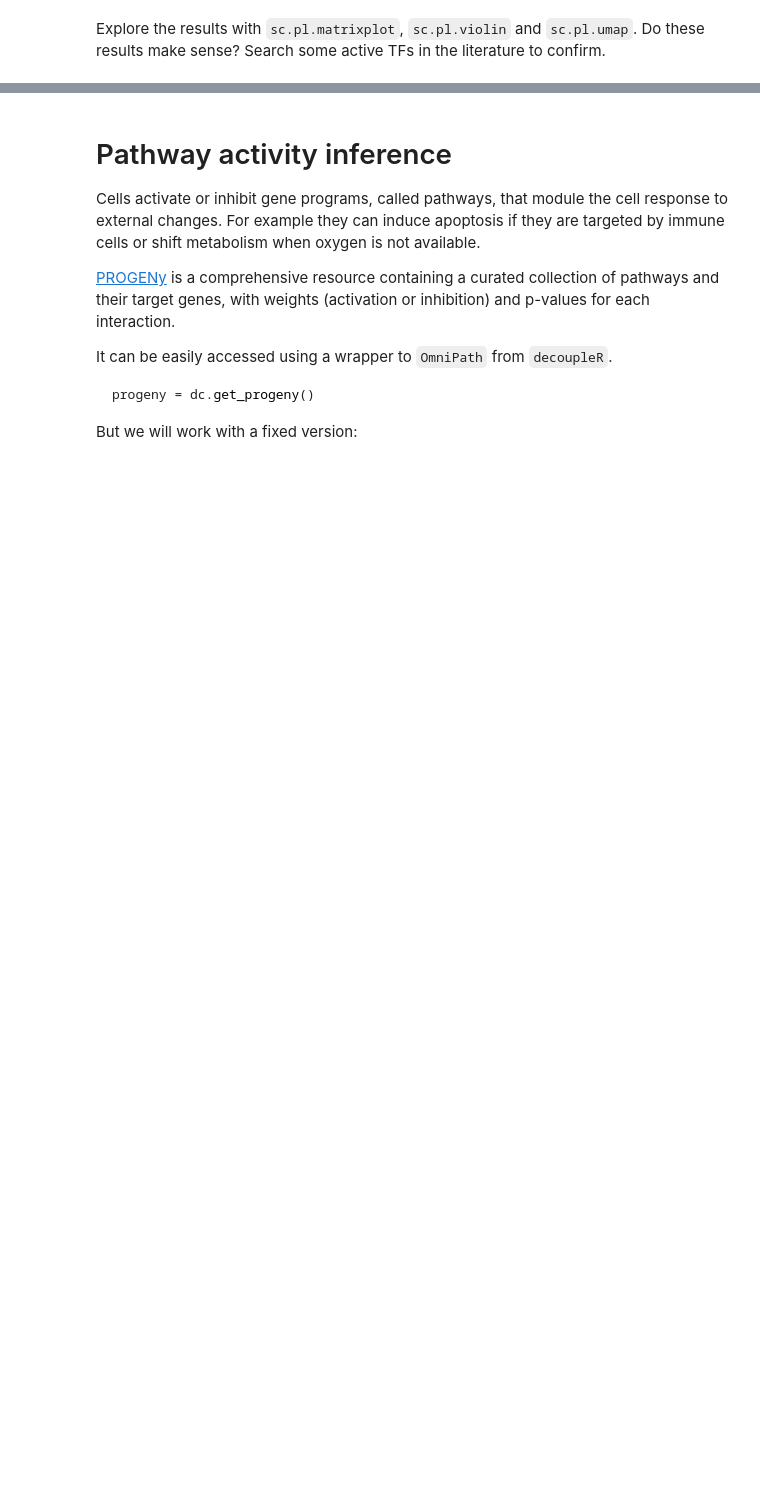
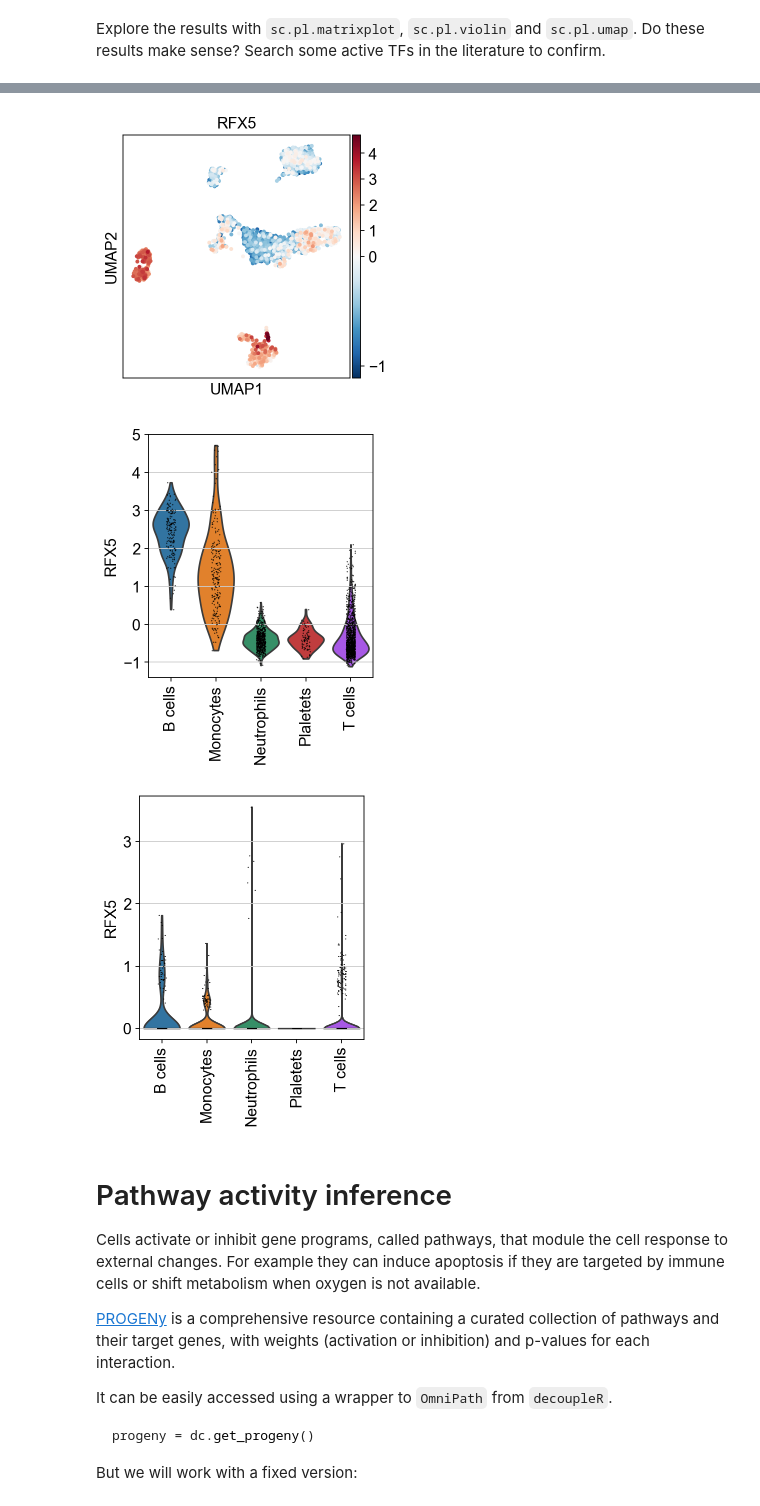
Before and after one commit to saezlab/Singlecell_course_2023, a Jupyter notebook: 1_functional_analysis/functional_analysis.ipynb, the cells around one changed output, grey strips where cells are left out. Saved outputs shown, nothing was run; the diff lists cells and outputs as text; code cells hidden in the pictures; blank space fills up the shorter version.

```diff
--- a/1_functional_analysis/functional_analysis.ipynb
+++ b/1_functional_analysis/functional_analysis.ipynb
@@ -236,3 +419,11 @@ confirm.
+# %%
+sc.pl.umap(acts, color='RFX5', cmap='RdBu_r', vcenter=0)
+sc.pl.violin(acts, keys='RFX5', groupby='cell_type', rotation=90)
+sc.pl.violin(adata, keys='RFX5', groupby='cell_type', rotation=90)
+# %% [output]
+[figure, added]
+[figure, added]
+[figure, added]
 # %% [markdown]
 # Pathway activity inference
 
```
Also changed, not shown: parts of 25 cells of this notebook.
